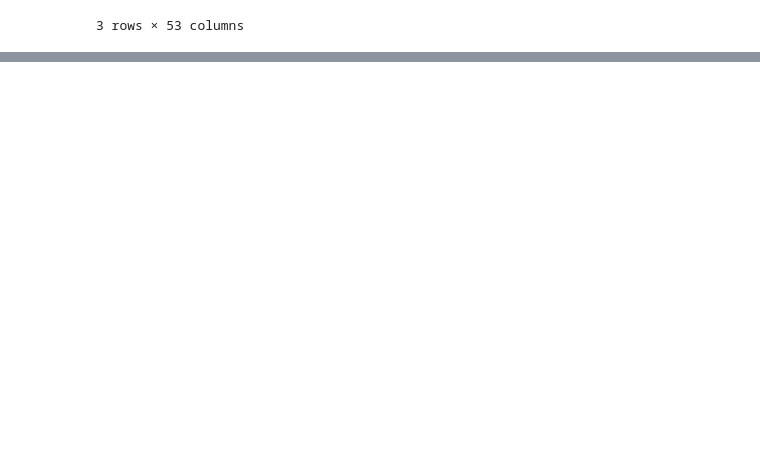
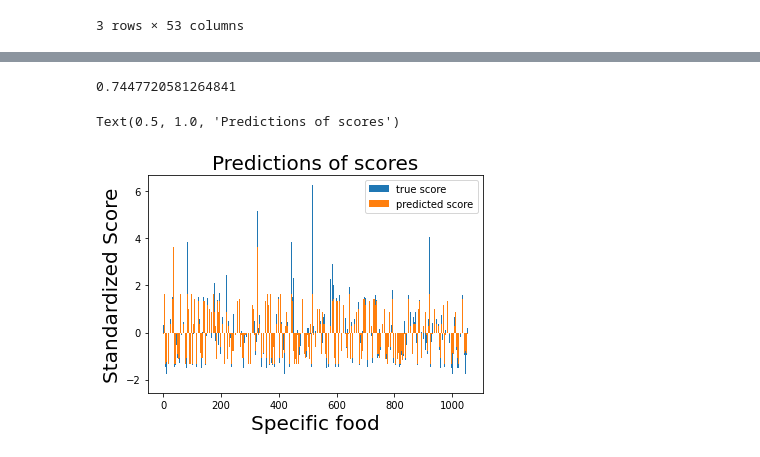
Before and after one commit to anthonyreid518/Food-Donation-Score, a Jupyter notebook: anthony.ipynb, the cells around one changed output, grey strips where cells are left out. Saved outputs shown, nothing was run; the diff lists cells and outputs as text; code cells hidden in the pictures; blank space fills up the shorter version.

```diff
--- a/anthony.ipynb
+++ b/anthony.ipynb
@@ -455,0 +401,4 @@ lr.score(X_test_sc,y_test)
+# %%
+final_df2.head()
+final_df2['final score'] = round(final_df2['score'] +3, ndigits = 2)
+final_df2.head()
@@ -455,0 +412,35 @@ lr.score(X_test_sc,y_test)
+# %%
+final_df2 = final_df2[['FoodGroup', 'Shrt_Desc', 'final score']]
+final_df2.to_csv('final.csv')
+# %%
+# assign X &y
+X = final_df2[['FoodGroup']]
+y = final_df2['score']
+
+#TTS
+X_train,X_test,y_train,y_test = train_test_split(X,y,random_state=518)
+
+#apply OHE
+ohe = OneHotEncoder(use_cat_names=True)
+X_train_ohe = ohe.fit_transform(X_train)
+X_test_ohe = ohe.transform(X_test)
+
+lr = LinearRegression()
+lr.fit(X_train_ohe,y_train)
+
+#score on train set
+lr.score(X_train_ohe,y_train) #0.735
+# score on test set
+lr.score(X_test_ohe,y_test) #0.7447
+# %% [output]
+0.7447720581264841
+# %%
+plt.bar(range(len(y_test)),y_test,label = 'true score')
+plt.bar(range(len(y_test)),lr.predict(X_test_ohe), label = 'predicted score')
+plt.xlabel('Specific food', size = 20)
+plt.ylabel('Standardized Score', size = 20)
+plt.legend()
+plt.title('Predictions of scores', size =20)
+# %% [output]
+Text(0.5, 1.0, 'Predictions of scores')
+[figure, added]
```
Also changed, not shown: parts of 107 cells of this notebook, 1 other file.
